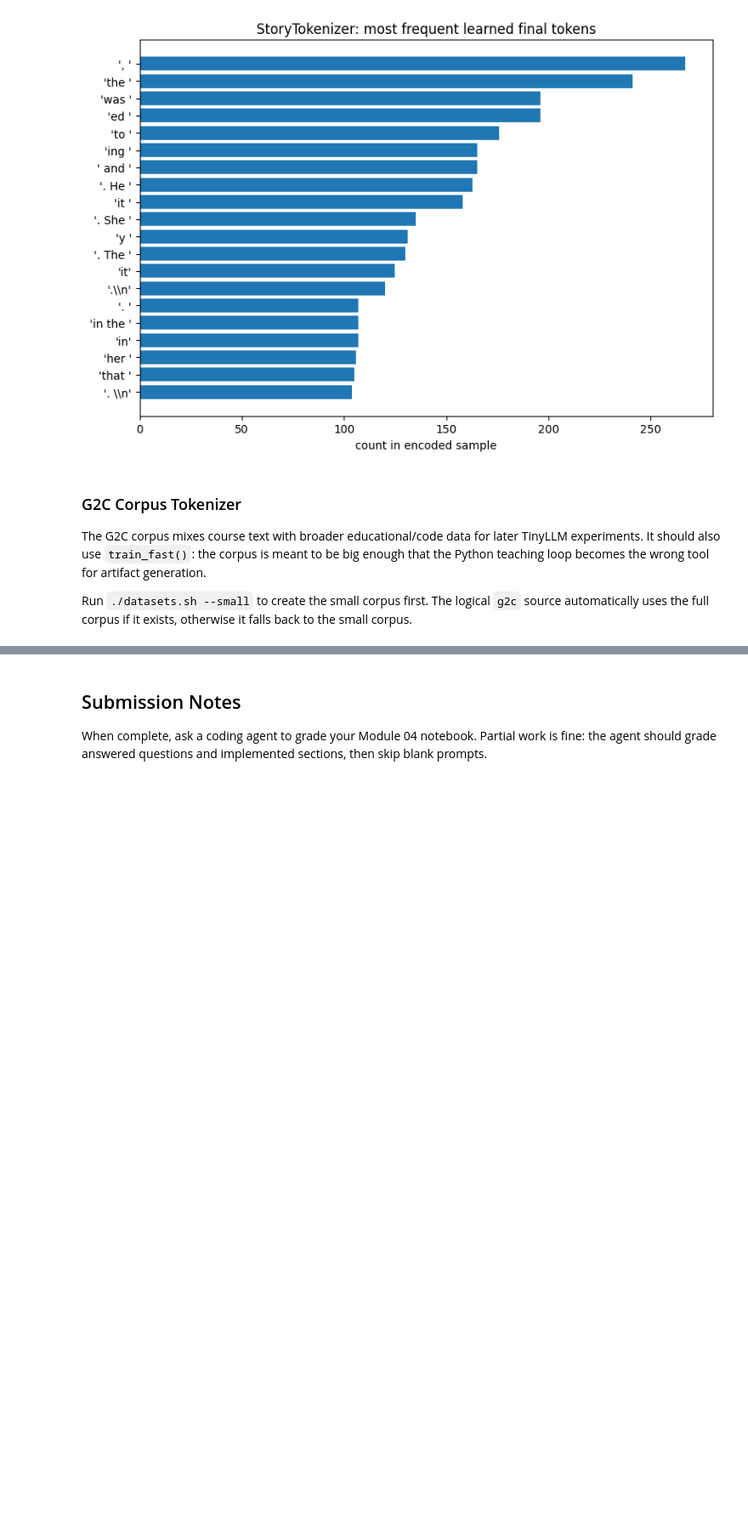
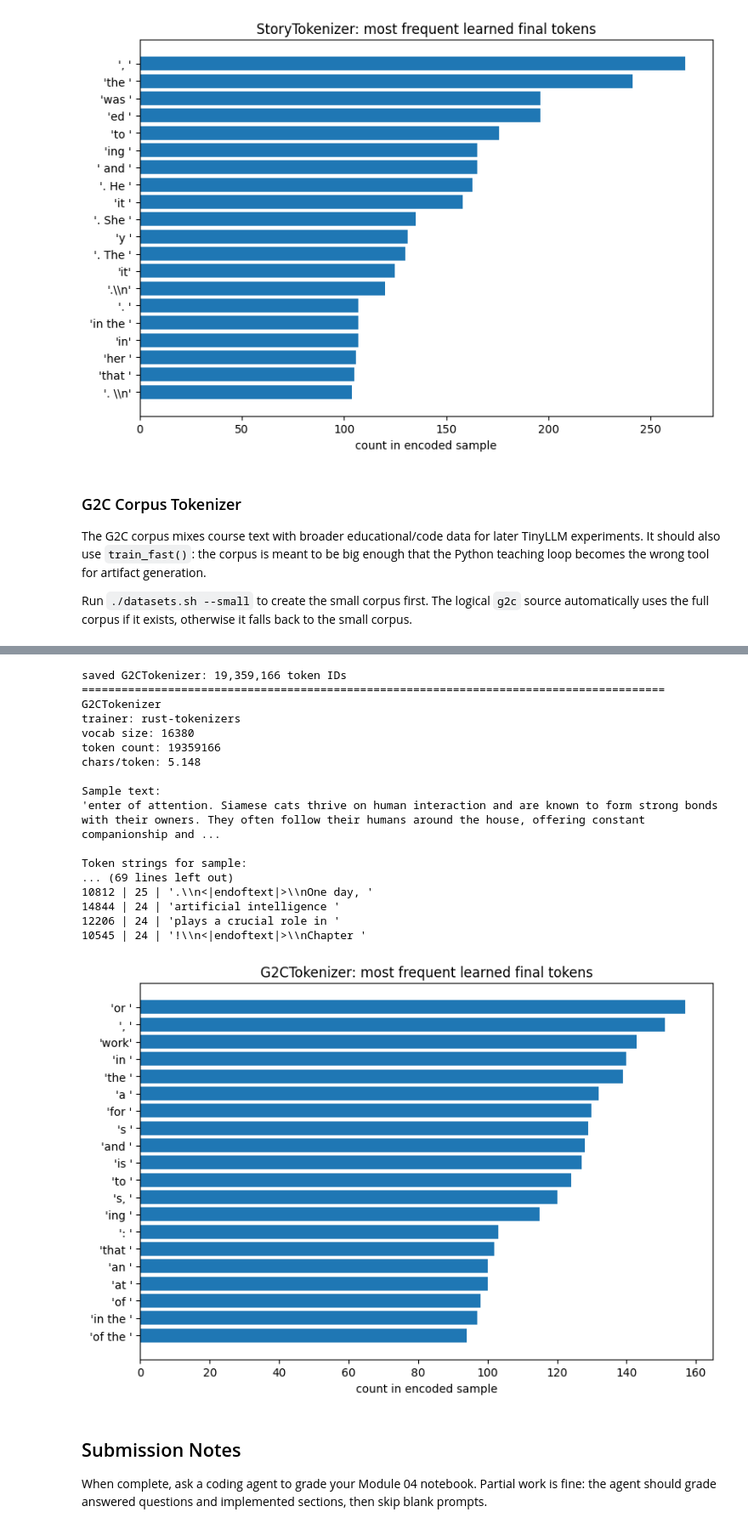
Before and after one commit to Mister-Meeseeks/g2c, a Jupyter notebook: notebooks/solutions/04-tokenizer.ipynb, the cells around one changed output, grey strips where cells are left out. Shown at 85% size. Saved outputs shown, nothing was run; the diff lists cells and outputs as text; code cells hidden in the pictures; blank space fills up the shorter version.

Commit message:
Fix BPE fast training

```diff
--- a/notebooks/solutions/04-tokenizer.ipynb
+++ b/notebooks/solutions/04-tokenizer.ipynb
@@ -341,10 +302,32 @@ def make_artifact_display(label: str):
                     f"| elapsed `{time.perf_counter() - start:.1f}s`"
                 )
             )
+        elif phase == "fast_native_train_start":
+            show(
+                Markdown(
+                    f"{label}: starting Rust tokenizer trainer... "
+                    f"| target vocab `{info['target_vocab_size']:,}` "
+                    f"| chunks `{info['chunks']:,}` "
+                    f"| elapsed `{time.perf_counter() - start:.1f}s`"
+                )
+            )
+        elif phase == "fast_native_progress":
+            current = int(info["current"])
+            total = max(1, int(info["total"]))
+            width = 28
+            filled = max(1, min(width, round(width * current / total)))
+            bar = "#" * filled + "-" * (width - filled)
+            show(
+                Markdown(
+                    f"{label}: {info['native_stage']} `[{bar}]` "
+                    f"`{current:,}/{total:,}` "
+                    f"| elapsed `{time.perf_counter() - start:.1f}s`"
+                )
+            )
         elif phase == "fast_chunks_done":
             show(
                 Markdown(
-                    f"{label}: text chunks handed to Rust trainer; learning BPE merges... "
+                    f"{label}: Rust BPE training complete; exporting learned merges... "
                     f"| chunks `{info['chunks']:,}` "
                     f"| elapsed `{time.perf_counter() - start:.1f}s`"
                 )
@@ -628,8 +609,8 @@ RUN_G2C_CORPUS_TOKENIZER = True
 g2c_config = TokenizerArtifactConfig(
     name="G2CTokenizer",
     source="g2c",
-    vocab_size=16_384,
-    max_chars=500_000_000,
+    vocab_size=16384,
+    max_chars=100_000_000,
     use_fast=True,
     chunk_chars=8_192,
     notes="Broad course-corpus tokenizer for TinyLLM-small experiments.",
@@ -645,3 +626,21 @@ G2CTokenizer: `fast_native_train_start` | elapsed `3.5s`
+saved G2CTokenizer: 19,359,166 token IDs
+========================================================================================
+G2CTokenizer
+trainer: rust-tokenizers
+vocab size: 16380
+token count: 19359166
+chars/token: 5.148
+
+Sample text:
+'enter of attention. Siamese cats thrive on human interaction and are known to form strong bonds with their owners. They often follow their humans around the house, offering constant companionship and ...
+
+Token strings for sample:
+... (69 lines left out)
+10812 | 25 | '.\\n<|endoftext|>\\nOne day, '
+14844 | 24 | 'artificial intelligence '
+12206 | 24 | 'plays a crucial role in '
+10545 | 24 | '!\\n<|endoftext|>\\nChapter '
+[figure, added]
 # %% [markdown]
 ## Submission Notes
 
```
Also changed, not shown: parts of 17 cells of this notebook, 3 other files.
